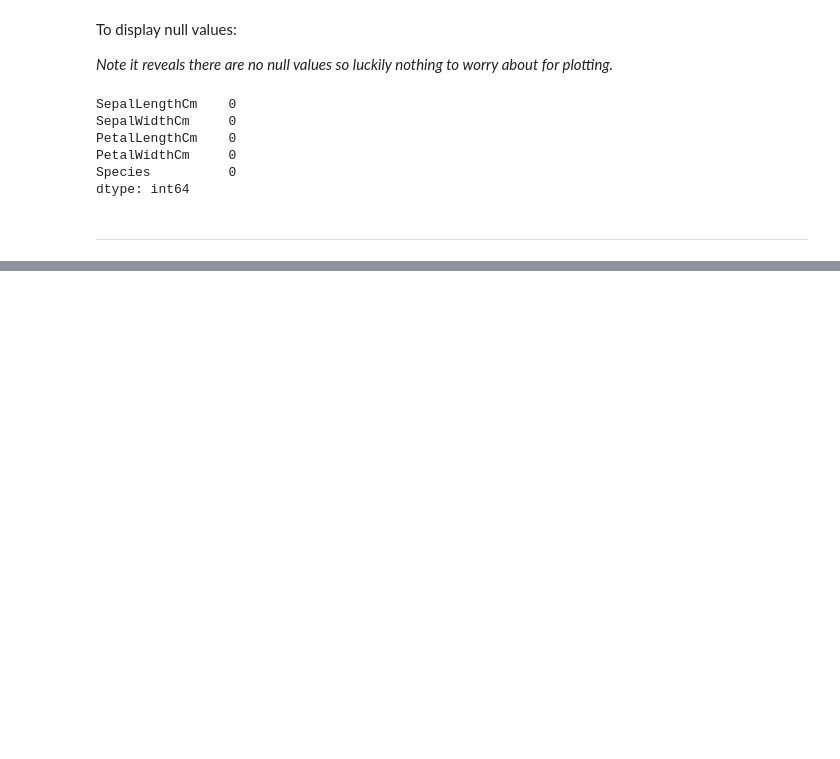
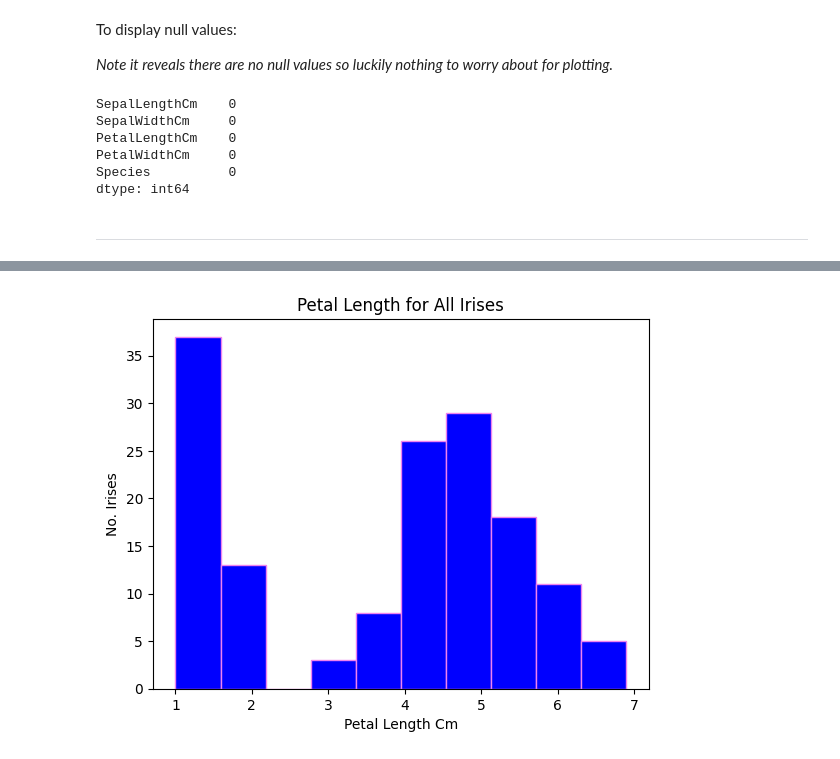
Before and after one commit to PectenMaximus/FDA_1, a Jupyter notebook: FDA1_Notebook.ipynb, the cells around one changed output, grey strips where cells are left out. Cells and saved outputs as stored; diff of their text form; code cells hidden in the pictures; blank space fills up the shorter version.

```diff
--- a/FDA1_Notebook.ipynb
+++ b/FDA1_Notebook.ipynb
@@ -111,0 +137,11 @@ dtype: int64
+# %%
+# Histoogram of petal length for all irises
+x = np.array(IrisData['PetalLengthCm'])
+plt.title("Petal Length for All Irises", loc = 'center')
+plt.xlabel("Petal Length Cm")
+plt.ylabel("No. Irises")
+
+plt.hist(x, color= 'blue', edgecolor='violet')
+plt.show()
+# %% [output]
+[figure, added]
```
Also changed, not shown: parts of 24 cells of this notebook.
